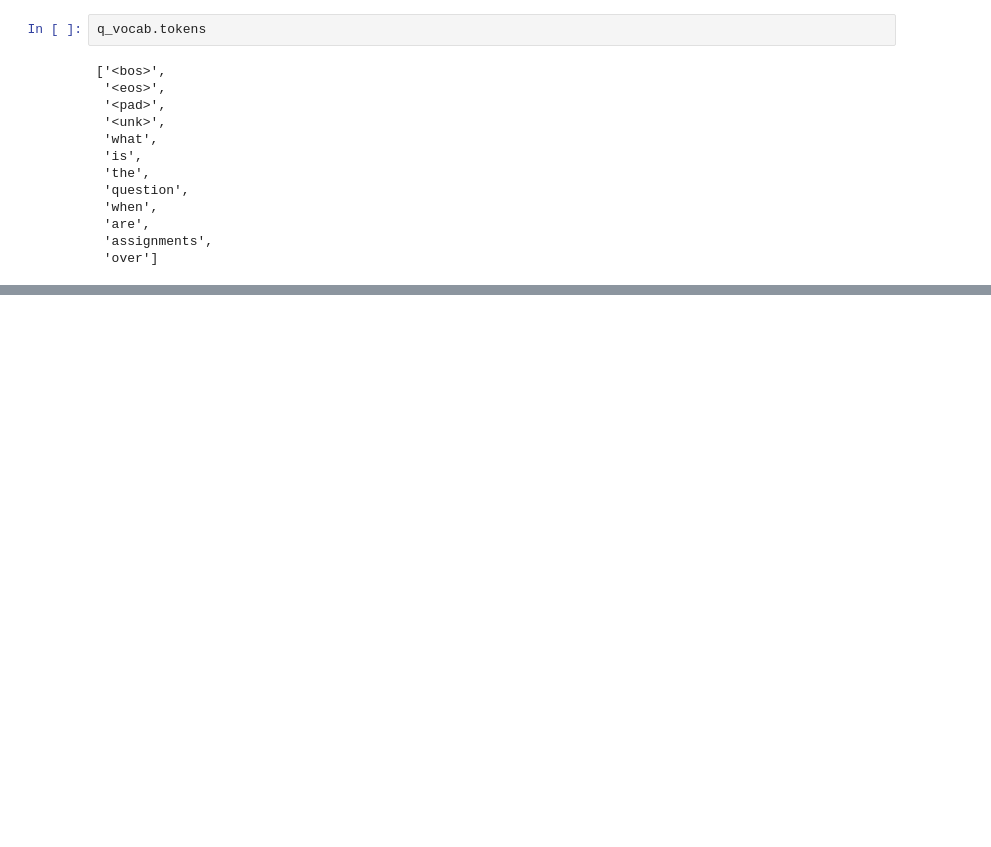
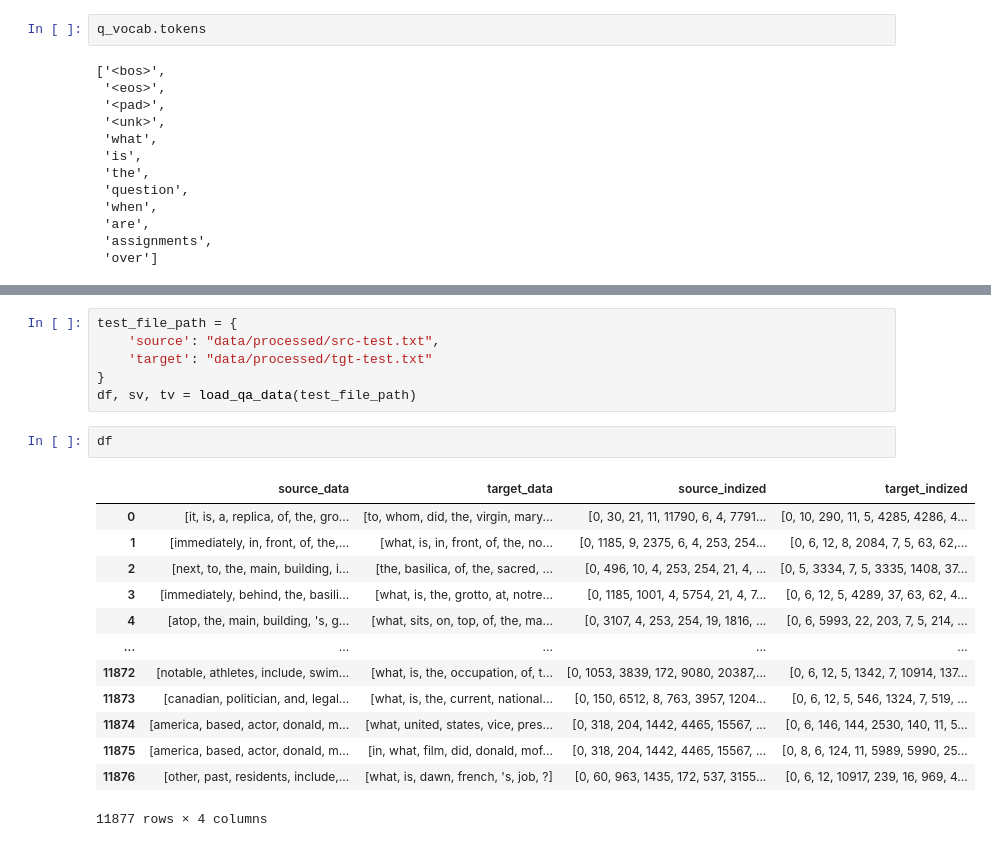
Before and after one commit to jessbunnag/cds_1011_final_project, a Jupyter notebook: build_dataset.ipynb, the cells around one changed output, grey strips where cells are left out. Cells and saved outputs as stored; diff of their text form; blank space fills up the shorter version.

```diff
--- a/build_dataset.ipynb
+++ b/build_dataset.ipynb
@@ -107,0 +160,22 @@ q_vocab.tokens
+# %%
+test_file_path = {
+    'source': "data/processed/src-test.txt",
+    'target': "data/processed/tgt-test.txt"
+}
+df, sv, tv = load_qa_data(test_file_path)
+# %%
+df
+# %% [output]
+|  | source_data | target_data | source_indized | target_indized |
+| 0 | [it, is, a, replica, of, the, gro... | [to, whom, did, the, virgin, mary... | [0, 30, 21, 11, 11790, 6, 4, 7791... | [0, 10, 290, 11, 5, 4285, 4286, 4... |
+| 1 | [immediately, in, front, of, the,... | [what, is, in, front, of, the, no... | [0, 1185, 9, 2375, 6, 4, 253, 254... | [0, 6, 12, 8, 2084, 7, 5, 63, 62,... |
+| 2 | [next, to, the, main, building, i... | [the, basilica, of, the, sacred, ... | [0, 496, 10, 4, 253, 254, 21, 4, ... | [0, 5, 3334, 7, 5, 3335, 1408, 37... |
+| 3 | [immediately, behind, the, basili... | [what, is, the, grotto, at, notre... | [0, 1185, 1001, 4, 5754, 21, 4, 7... | [0, 6, 12, 5, 4289, 37, 63, 62, 4... |
+| 4 | [atop, the, main, building, 's, g... | [what, sits, on, top, of, the, ma... | [0, 3107, 4, 253, 254, 19, 1816, ... | [0, 6, 5993, 22, 203, 7, 5, 214, ... |
+| ... | ... | ... | ... | ... |
+| 11872 | [notable, athletes, include, swim... | [what, is, the, occupation, of, t... | [0, 1053, 3839, 172, 9080, 20387,... | [0, 6, 12, 5, 1342, 7, 10914, 137... |
+| 11873 | [canadian, politician, and, legal... | [what, is, the, current, national... | [0, 150, 6512, 8, 763, 3957, 1204... | [0, 6, 12, 5, 546, 1324, 7, 519, ... |
+| 11874 | [america, based, actor, donald, m... | [what, united, states, vice, pres... | [0, 318, 204, 1442, 4465, 15567, ... | [0, 6, 146, 144, 2530, 140, 11, 5... |
+| 11875 | [america, based, actor, donald, m... | [in, what, film, did, donald, mof... | [0, 318, 204, 1442, 4465, 15567, ... | [0, 8, 6, 124, 11, 5989, 5990, 25... |
+| 11876 | [other, past, residents, include,... | [what, is, dawn, french, 's, job, ?] | [0, 60, 963, 1435, 172, 537, 3155... | [0, 6, 12, 10917, 239, 16, 969, 4... |
+11877 rows × 4 columns
```
Also changed, not shown: parts of 4 cells of this notebook, 1 other file.
